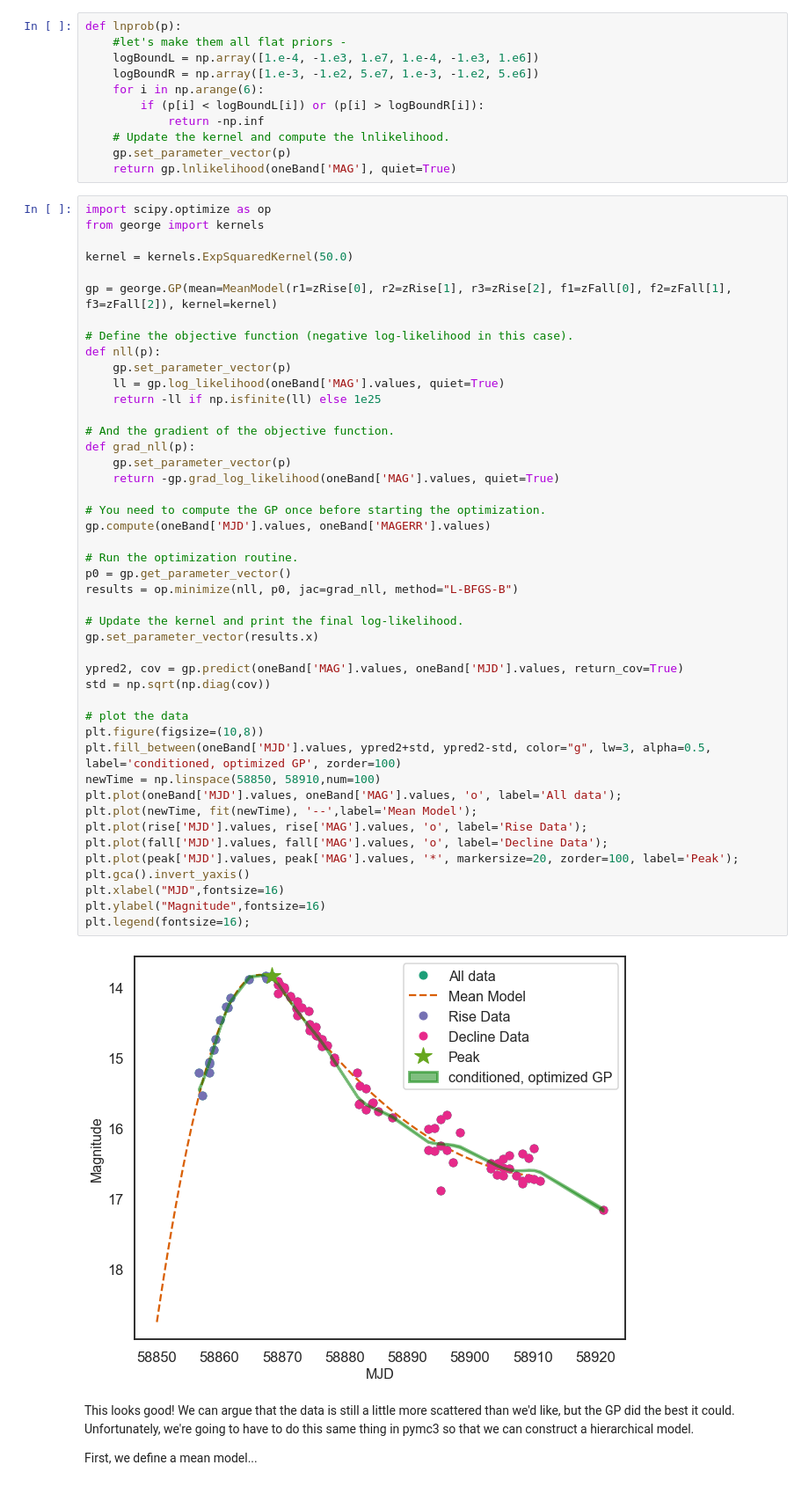
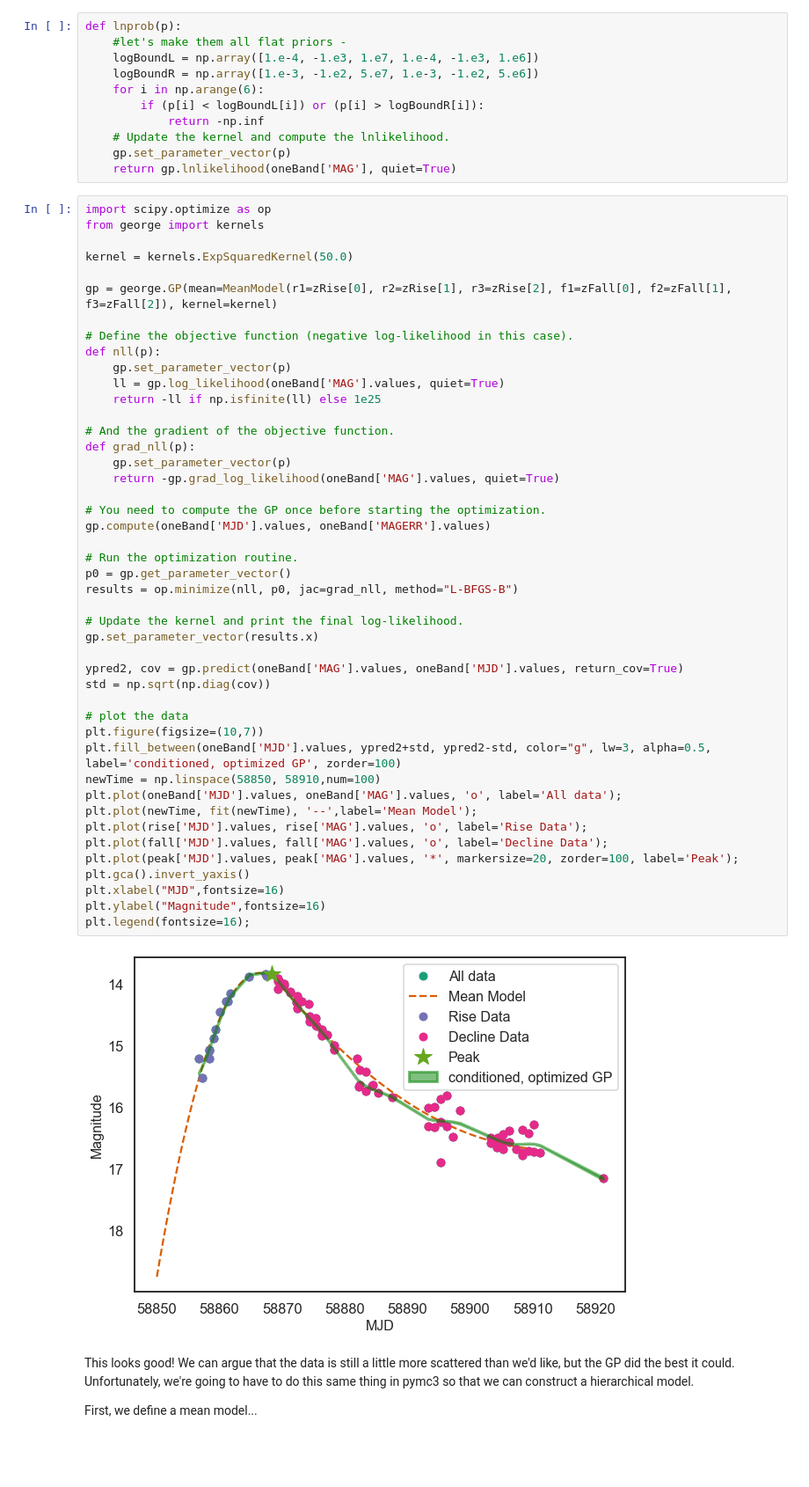
Before and after one commit to archipleym/melalexcharmicyrus_final, a Jupyter notebook: Alex_Sandbox.ipynb, the cells around one changed output. Shown at 88% size. Drawn from its saved outputs; the diff is of its cells as text; blank space fills up the shorter version.

```diff
--- a/Alex_Sandbox.ipynb
+++ b/Alex_Sandbox.ipynb
@@ -283,35 +282,35 @@ def nll(p):
 def grad_nll(p):
     gp.set_parameter_vector(p)
     return -gp.grad_log_likelihood(oneBand['MAG'].values, quiet=True)
 
 # You need to compute the GP once before starting the optimization.
 gp.compute(oneBand['MJD'].values, oneBand['MAGERR'].values)
 
 # Run the optimization routine.
 p0 = gp.get_parameter_vector()
 results = op.minimize(nll, p0, jac=grad_nll, method="L-BFGS-B")
 
 # Update the kernel and print the final log-likelihood.
 gp.set_parameter_vector(results.x)
 
 ypred2, cov = gp.predict(oneBand['MAG'].values, oneBand['MJD'].values, return_cov=True)
 std = np.sqrt(np.diag(cov))
 
 # plot the data
-plt.figure(figsize=(10,8))
+plt.figure(figsize=(10,7))
 plt.fill_between(oneBand['MJD'].values, ypred2+std, ypred2-std, color="g", lw=3, alpha=0.5, label='conditioned, optimized GP', zorder=100)
 newTime = np.linspace(58850, 58910,num=100)
 plt.plot(oneBand['MJD'].values, oneBand['MAG'].values, 'o', label='All data');
 plt.plot(newTime, fit(newTime), '--',label='Mean Model');
 plt.plot(rise['MJD'].values, rise['MAG'].values, 'o', label='Rise Data');
 plt.plot(fall['MJD'].values, fall['MAG'].values, 'o', label='Decline Data');
 plt.plot(peak['MJD'].values, peak['MAG'].values, '*', markersize=20, zorder=100, label='Peak');
 plt.gca().invert_yaxis()
 plt.xlabel("MJD",fontsize=16)
 plt.ylabel("Magnitude",fontsize=16)
 plt.legend(fontsize=16);
 # %% [output]
-[figure, old version]
+[figure, new version]
 # %% [markdown]
 This looks good! We can argue that the data is still a little more scattered than we'd like, but the GP did the best it could. Unfortunately, we're going to have to do this same thing in pymc3 so that we can construct a hierarchical model.
 
```
Also changed, not shown: parts of 31 cells of this notebook, 6 other files.
